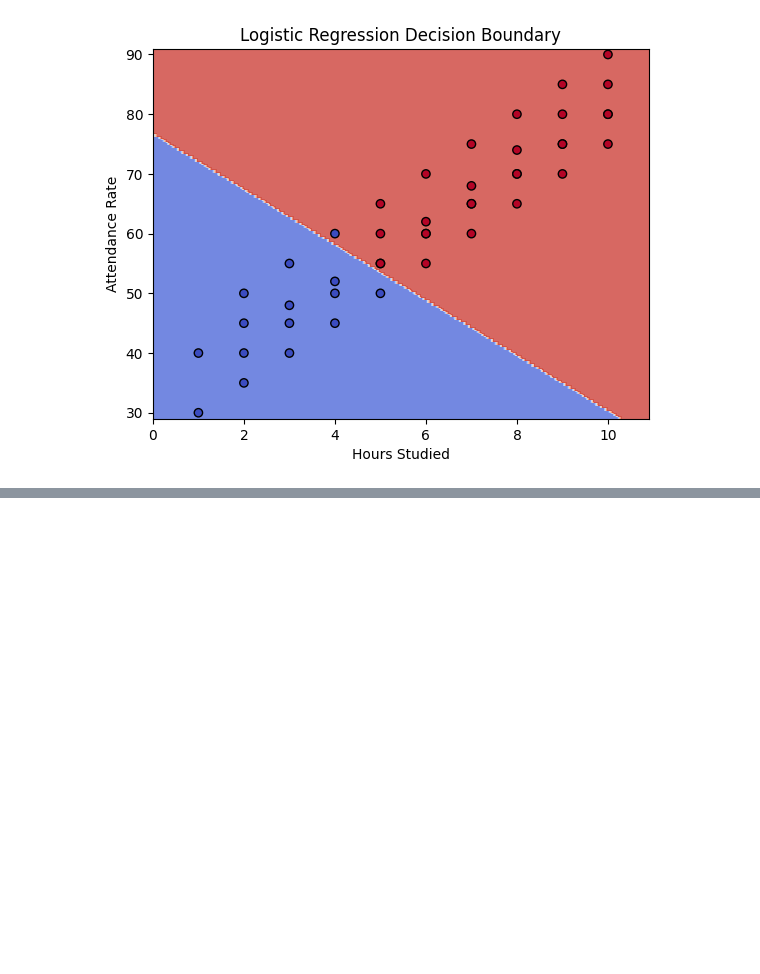
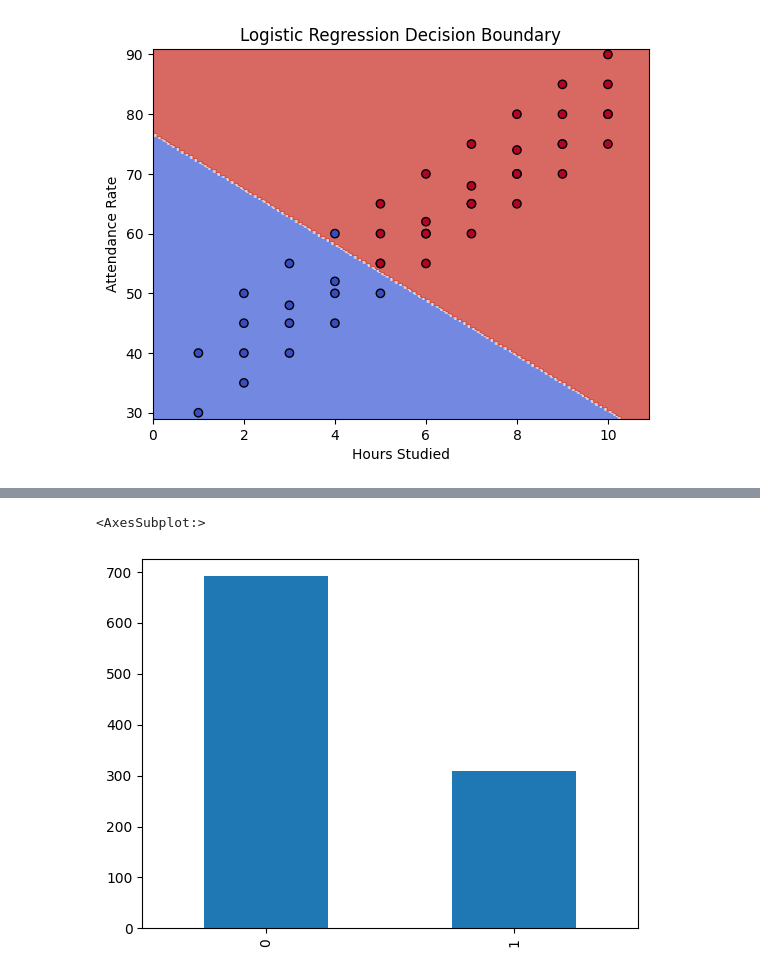
Before and after one commit to M-Hamza-Rao/Machine-Learning-Fundamentals-Practice, a Jupyter notebook: Logistic_Regression_Practice.ipynb, the cells around one changed output, grey strips where cells are left out. Saved outputs shown, nothing was run; the diff lists cells and outputs as text; code cells hidden in the pictures; blank space fills up the shorter version.

```diff
--- a/Logistic_Regression_Practice.ipynb
+++ b/Logistic_Regression_Practice.ipynb
@@ -121,0 +133,3 @@ plot_decision_boundary(model, X, y)
+# %%
+df = pd.read_csv("sales_conversion_dataset.csv")
+df.head()
@@ -121,0 +160,3 @@ plot_decision_boundary(model, X, y)
+# %%
+df = pd.get_dummies(df, columns=["Region"], drop_first=True)
+df.head()
@@ -121,0 +170,7 @@ plot_decision_boundary(model, X, y)
+# %%
+df.Outcome = df.Outcome.astype('category', copy= False)
+# %%
+df.Outcome.value_counts().plot(kind='bar')
+# %% [output]
+<AxesSubplot:>
+[figure, added]
```
Also changed, not shown: parts of 12 cells of this notebook, 2 other files.
